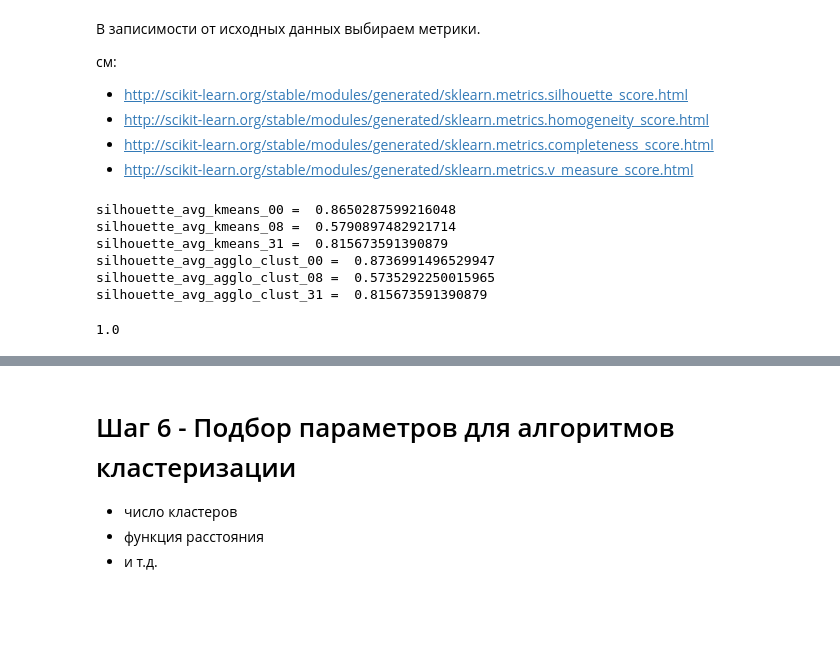
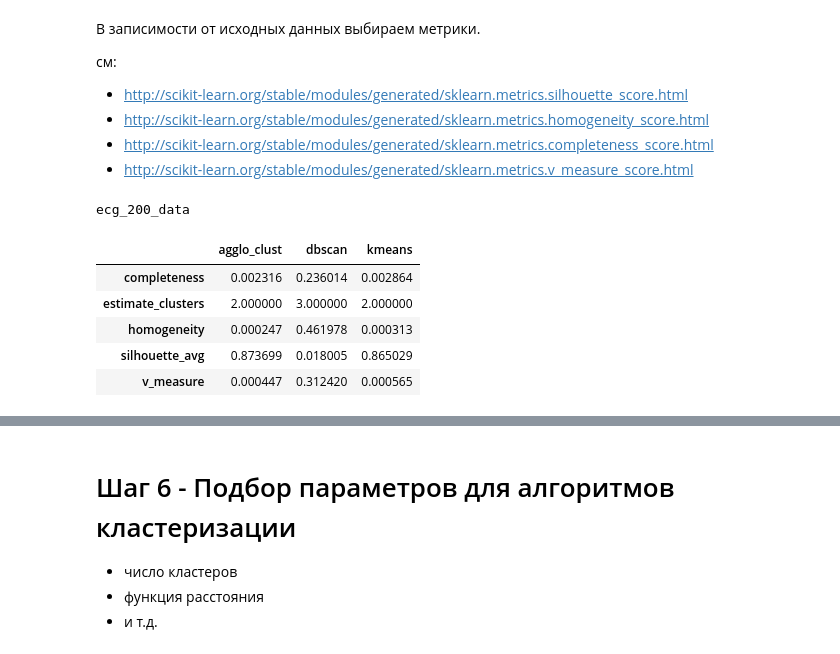
Before and after one commit to axreldable/tech_ml_intro, a Jupyter notebook: lesson_3/lecture/ecg/ecg_task.ipynb, the cells around one changed output, grey strips where cells are left out. Drawn from its saved outputs; the diff is of its cells as text; code cells hidden in the pictures; blank space fills up the shorter version.

```diff
--- a/lesson_3/lecture/ecg/ecg_task.ipynb
+++ b/lesson_3/lecture/ecg/ecg_task.ipynb
@@ -178,34 +181,52 @@ print_predicts(
 * http://scikit-learn.org/stable/modules/generated/sklearn.metrics.homogeneity_score.html
 * http://scikit-learn.org/stable/modules/generated/sklearn.metrics.completeness_score.html
 * http://scikit-learn.org/stable/modules/generated/sklearn.metrics.v_measure_score.html
-# %%
-from sklearn.metrics import silhouette_samples, silhouette_score
-silhouette_avg_kmeans_00 = silhouette_score(ecg_200_data, kmeans_00.labels_)
-silhouette_avg_kmeans_08 = silhouette_score(ecg_208_data, kmeans_08.labels_)
-silhouette_avg_kmeans_31 = silhouette_score(ecg_231_data, kmeans_31.labels_)
-
-print('silhouette_avg_kmeans_00 = ', silhouette_avg_kmeans_00)
-print('silhouette_avg_kmeans_08 = ', silhouette_avg_kmeans_08)
-print('silhouette_avg_kmeans_31 = ', silhouette_avg_kmeans_31)
-
-silhouette_avg_agglo_clust_00 = silhouette_score(ecg_200_data, agglo_clust_00.labels_)
-silhouette_avg_agglo_clust_08 = silhouette_score(ecg_208_data, agglo_clust_08.labels_)
-silhouette_avg_agglo_clust_31 = silhouette_score(ecg_231_data, agglo_clust_31.labels_)
-
-print('silhouette_avg_agglo_clust_00 = ', silhouette_avg_agglo_clust_00)
-print('silhouette_avg_agglo_clust_08 = ', silhouette_avg_agglo_clust_08)
-print('silhouette_avg_agglo_clust_31 = ', silhouette_avg_agglo_clust_31)
-# %% [output]
-silhouette_avg_kmeans_00 =  0.8650287599216048
-silhouette_avg_kmeans_08 =  0.5790897482921714
-silhouette_avg_kmeans_31 =  0.815673591390879
-silhouette_avg_agglo_clust_00 =  0.8736991496529947
-silhouette_avg_agglo_clust_08 =  0.5735292250015965
-silhouette_avg_agglo_clust_31 =  0.815673591390879
-# %%
-from sklearn.metrics import homogeneity_score
-ecg_231_labels_zeros = to_zeros(ecg_231_labels, 'V')
-t =  homogeneity_score(ecg_231_labels_zeros, agglo_clust_31.labels_)
-t
-# %% [output]
-1.0
+# %%
+import pandas as pd
+
+def metrix_dict(data, kmeans, agglo_clust, dbscan, ecg_labels=None):
+    def dict_for_algo(algo, data, ecg_labels):
+        rez = {}
+        labels = algo.labels_
+        # Number of clusters in labels, ignoring noise if present.
+        n_clusters_ = len(set(labels)) - (1 if -1 in labels else 0)
+        rez['estimate_clusters'] = n_clusters_
+        rez['silhouette_avg'] = metrics.silhouette_score(data, labels)
+        if (ecg_labels is not None):
+            labels_true = to_list(ecg_labels)
+            rez['homogeneity'] = metrics.homogeneity_score(labels_true, labels)
+            rez['completeness'] = metrics.completeness_score(labels_true, labels)
+            rez['v_measure'] = metrics.v_measure_score(labels_true, labels)
+        return rez
+
+    rez = {}
+    rez['kmeans'] = dict_for_algo(kmeans, data, ecg_labels)
+    rez['agglo_clust'] = dict_for_algo(agglo_clust, data, ecg_labels)
+    rez['dbscan'] = dict_for_algo(dbscan, data, ecg_labels)
+    return rez
+
+metrix_00 = metrix_dict(ecg_200_data, kmeans_00, agglo_clust_00, dbscan_00, ecg_200_labels)
+metrix_08 = metrix_dict(ecg_208_data, kmeans_08, agglo_clust_08, dbscan_08, None)
+metrix_31 = metrix_dict(ecg_231_data, kmeans_31, agglo_clust_31, dbscan_31, ecg_231_labels)
+
+df_00 = pd.DataFrame(data=metrix_00)
+df_08 = pd.DataFrame(data=metrix_08)
+df_31 = pd.DataFrame(data=metrix_31)
+
+# silhouette_avg = [-1, 1]
+# homogeneity = [0, 1]
+# completeness = [0, 1]
+# v_measure = [0, 1]
+# %%
+print('ecg_200_data')
+df_00
+# видим, что полохо разделили, так как homogeneity, completeness, v_measure - низкие
+# но silhouette_avg достаточно высокий
+# %% [output]
+ecg_200_data
+|  | agglo_clust | dbscan | kmeans |
+| completeness | 0.002316 | 0.236014 | 0.002864 |
+| estimate_clusters | 2.000000 | 3.000000 | 2.000000 |
+| homogeneity | 0.000247 | 0.461978 | 0.000313 |
+| silhouette_avg | 0.873699 | 0.018005 | 0.865029 |
+| v_measure | 0.000447 | 0.312420 | 0.000565 |
```
Also changed, not shown: parts of 11 cells of this notebook.
